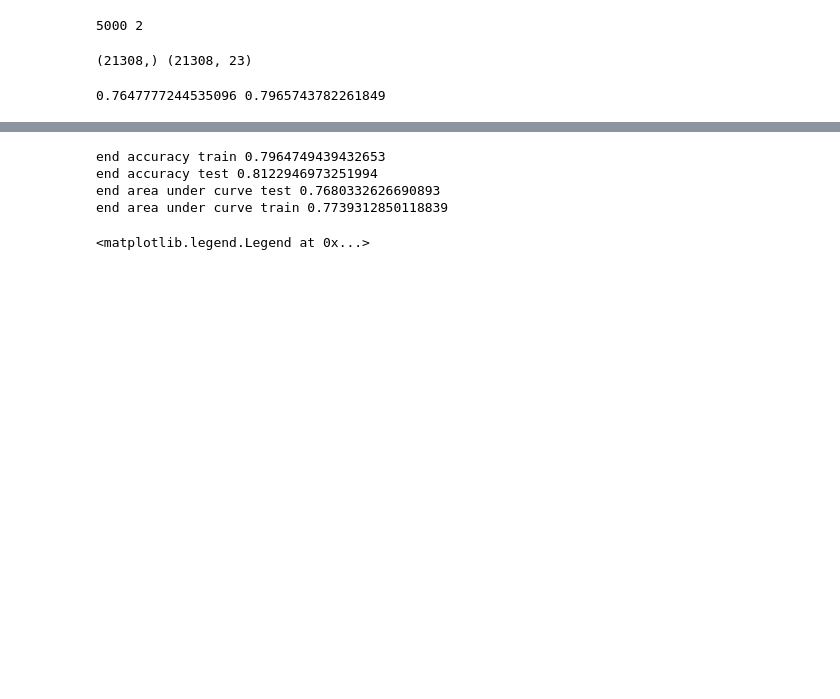
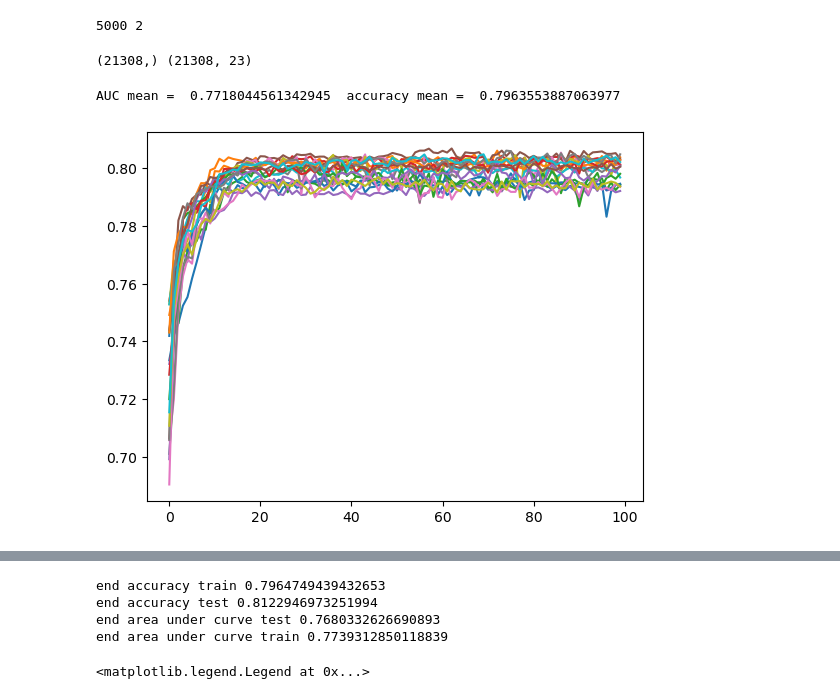
Before and after one commit to asdfbat/FYS-STK4155, a Jupyter notebook: Project2/src/NN_self2.ipynb, the cells around one changed output, grey strips where cells are left out. Cells and saved outputs as stored; diff of their text form; code cells hidden in the pictures; blank space fills up the shorter version.

Commit message:
accuracy vs epoch fig from NN_self2

```diff
--- a/Project2/src/NN_self2.ipynb
+++ b/Project2/src/NN_self2.ipynb
@@ -10,6 +10,11 @@ from sklearn.metrics import mean_squared_error as MSE, roc_auc_score as AUC_scor
 from sklearn import preprocessing
 
 from classification_problem import Classification
+plt.style.use('seaborn-darkgrid')
+mpl.rcParams['figure.figsize'] = [10.0, 4.0]
+mpl.rcParams['figure.dpi'] = 80
+mpl.rcParams['savefig.dpi'] = 100
+mpl.rcParams['font.size'] = 18
 # %%
 def accuracy_score(Y_test, Y_pred):
     return np.sum(Y_test == Y_pred) / len(Y_test)
@@ -288,29 +293,35 @@ X_test_scaled = Scaler.transform(X_test)
 # %%
 hidden_neuron_list = [16,16]
 AUC = []
 accuracy = []
+epochs = 100
+acc_test = np.zeros((10,epochs))
+acc_train = np.zeros((10,epochs))
 
 for i in tqdm(range(10)):
-    X_train, X_test, Y_train, Y_test = train_test_split(input_data, output_one_hot,test_size=0.1)
+    X_train, X_test, Y_train, Y_test = train_test_split(input_data, output_one_hot,test_size=0.3)
     Scaler = preprocessing.StandardScaler()
     X_train_scaled = Scaler.fit_transform(X_train)
     X_test_scaled = Scaler.transform(X_test)
     nn = NeuralNetwork( X_train_scaled,
                         Y_train,
                         problem = Classification,
                         n_hidden_neurons_list=hidden_neuron_list,
                         n_categories=2,
-                        epochs=100,
+                        epochs=epochs,
                         batch_size=256,
-                        eta=1e-4,
-                        lmbd=10,
+                        eta=1e-3,
+                        lmbd=1.67,
                         debug=False)
     nn.train()
     AUC.append(nn.area_under_curve_test[-1])
     accuracy.append(nn.accuracy_each_epoch_test[-1])
+    acc_test[i,:] = nn.accuracy_each_epoch_test
+    acc_train[i,:] = nn.accuracy_each_epoch_train
 
 AUC_mean = np.mean(AUC)
 accuracy_mean = np.mean(accuracy)
-print(AUC_mean,accuracy_mean)
+print('AUC mean = ',AUC_mean, ' accuracy mean = ',accuracy_mean)
 # %% [output]
-0.7647777244535096 0.7965743782261849
+AUC mean =  0.7718044561342945  accuracy mean =  0.7963553887063977
+[figure, added]
```
Also changed, not shown: parts of 4 cells of this notebook, 1 other file.
